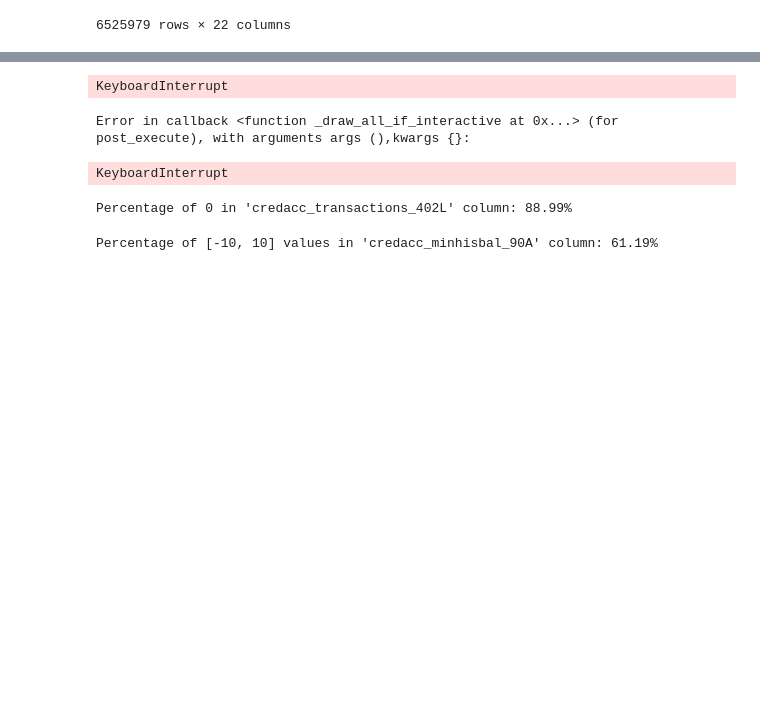
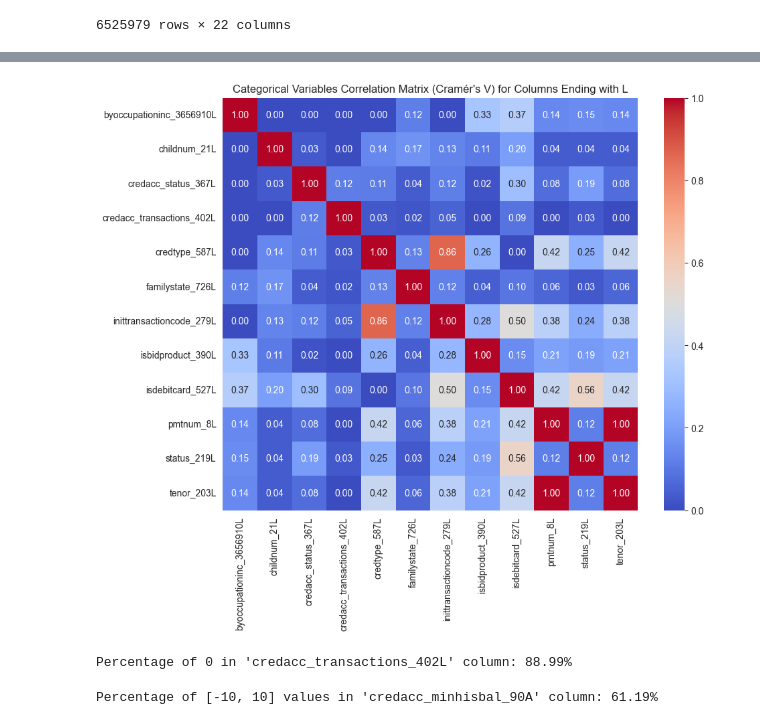
Before and after one commit to LyubomyrKl/Home-Credit---Credit-Risk-Model-Stability, a Jupyter notebook: data_eda.ipynb, the cells around one changed output, grey strips where cells are left out. Saved outputs shown, nothing was run; the diff lists cells and outputs as text; code cells hidden in the pictures; blank space fills up the shorter version.

Commit message:
Added categorical correlation

```diff
--- a/data_eda.ipynb
+++ b/data_eda.ipynb
@@ -262,11 +273,9 @@ def plot_numerical_by_target_pandas(df_base, df, max_samples=1000000):
 # Ensure df_base and df are pandas DataFrames.
 # plot_numerical_by_target_pandas(df_base, df)
 # %%
-plot_numerical_by_target_pandas(df_train_base, train_df)
+plot_categorical_correlation_with_filter(train_df)
 # %% [output]
-KeyboardInterrupt
-Error in callback <function _draw_all_if_interactive at 0x...> (for post_execute), with arguments args (),kwargs {}:
-KeyboardInterrupt
+[figure, added]
 # %%
 import pandas as pd
 
```
Also changed, not shown: parts of 4 cells of this notebook.
